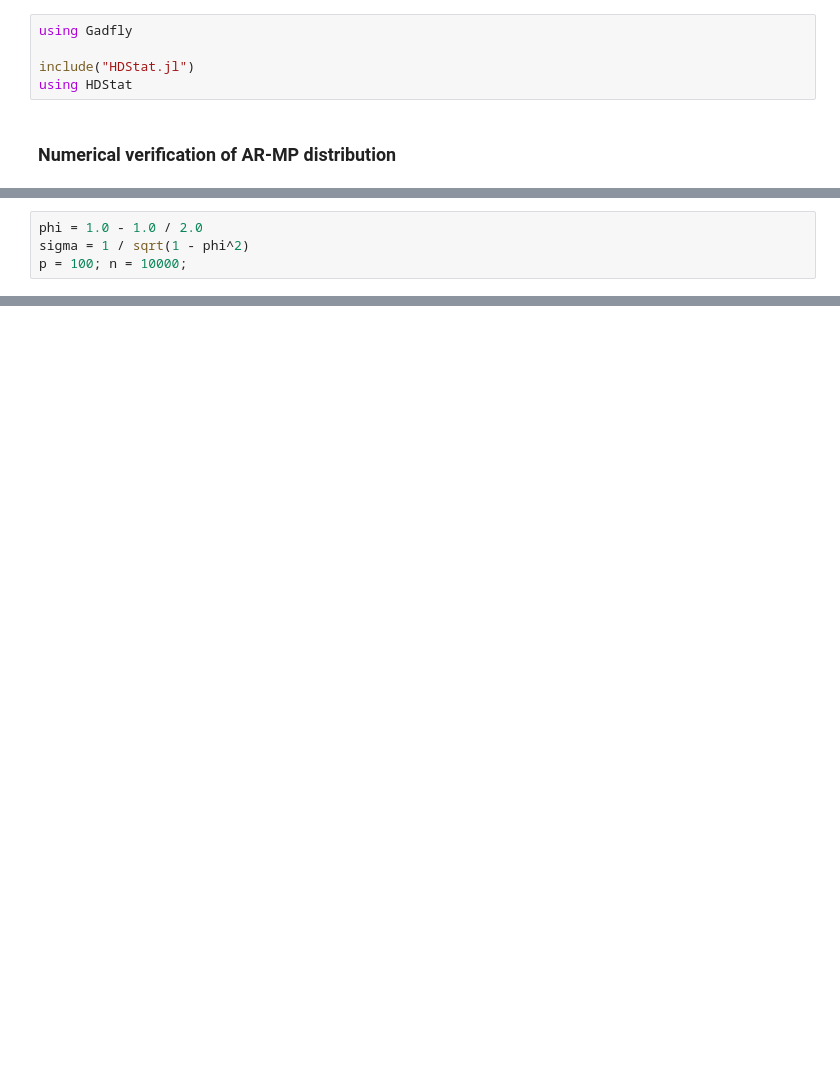
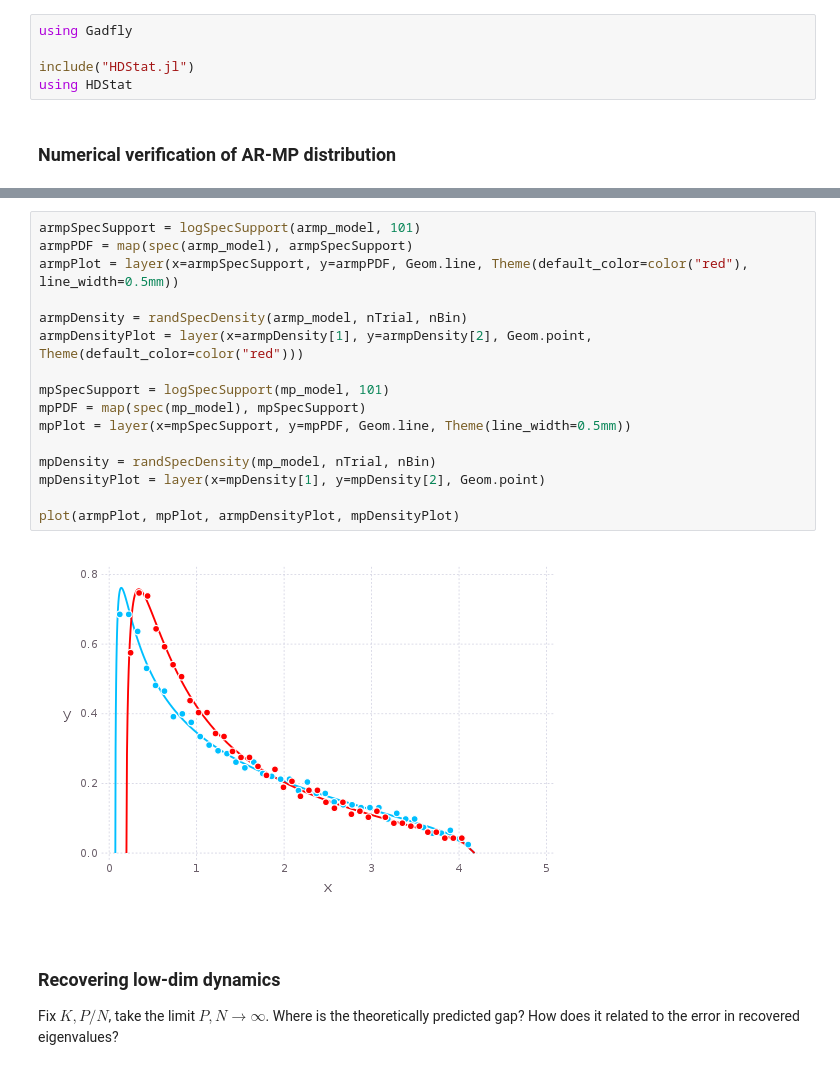
Before and after one commit to ganguli-lab/single-trial, a Jupyter notebook: AR MP.ipynb, the cells around one changed output, grey strips where cells are left out. Cells and saved outputs as stored; diff of their text form; blank space fills up the shorter version.

```diff
--- a/AR MP.ipynb
+++ b/AR MP.ipynb
@@ -32,4 +29,0 @@ plot(l1, l2)
-# %%
-phi = 1.0 - 1.0 / 2.0
-sigma = 1 / sqrt(1 - phi^2)
-p = 100; n = 10000;
@@ -48,0 +82,22 @@ plot(armp_plot, mp_plot)
+# %%
+armpSpecSupport = logSpecSupport(armp_model, 101)
+armpPDF = map(spec(armp_model), armpSpecSupport)
+armpPlot = layer(x=armpSpecSupport, y=armpPDF, Geom.line, Theme(default_color=color("red"), line_width=0.5mm))
+
+armpDensity = randSpecDensity(armp_model, nTrial, nBin)
+armpDensityPlot = layer(x=armpDensity[1], y=armpDensity[2], Geom.point, Theme(default_color=color("red")))
+
+mpSpecSupport = logSpecSupport(mp_model, 101)
+mpPDF = map(spec(mp_model), mpSpecSupport)
+mpPlot = layer(x=mpSpecSupport, y=mpPDF, Geom.line, Theme(line_width=0.5mm))
+
+mpDensity = randSpecDensity(mp_model, nTrial, nBin)
+mpDensityPlot = layer(x=mpDensity[1], y=mpDensity[2], Geom.point)
+
+plot(armpPlot, mpPlot, armpDensityPlot, mpDensityPlot)
+# %% [output]
+[figure, added]
+# %% [markdown]
+### Recovering low-dim dynamics
+
+Fix $K, P / N$, take the limit $P, N \to \infty$. Where is the theoretically predicted gap? How does it related to the error in recovered eigenvalues?
```
Also changed, not shown: parts of 9 cells of this notebook, 3 other files.
